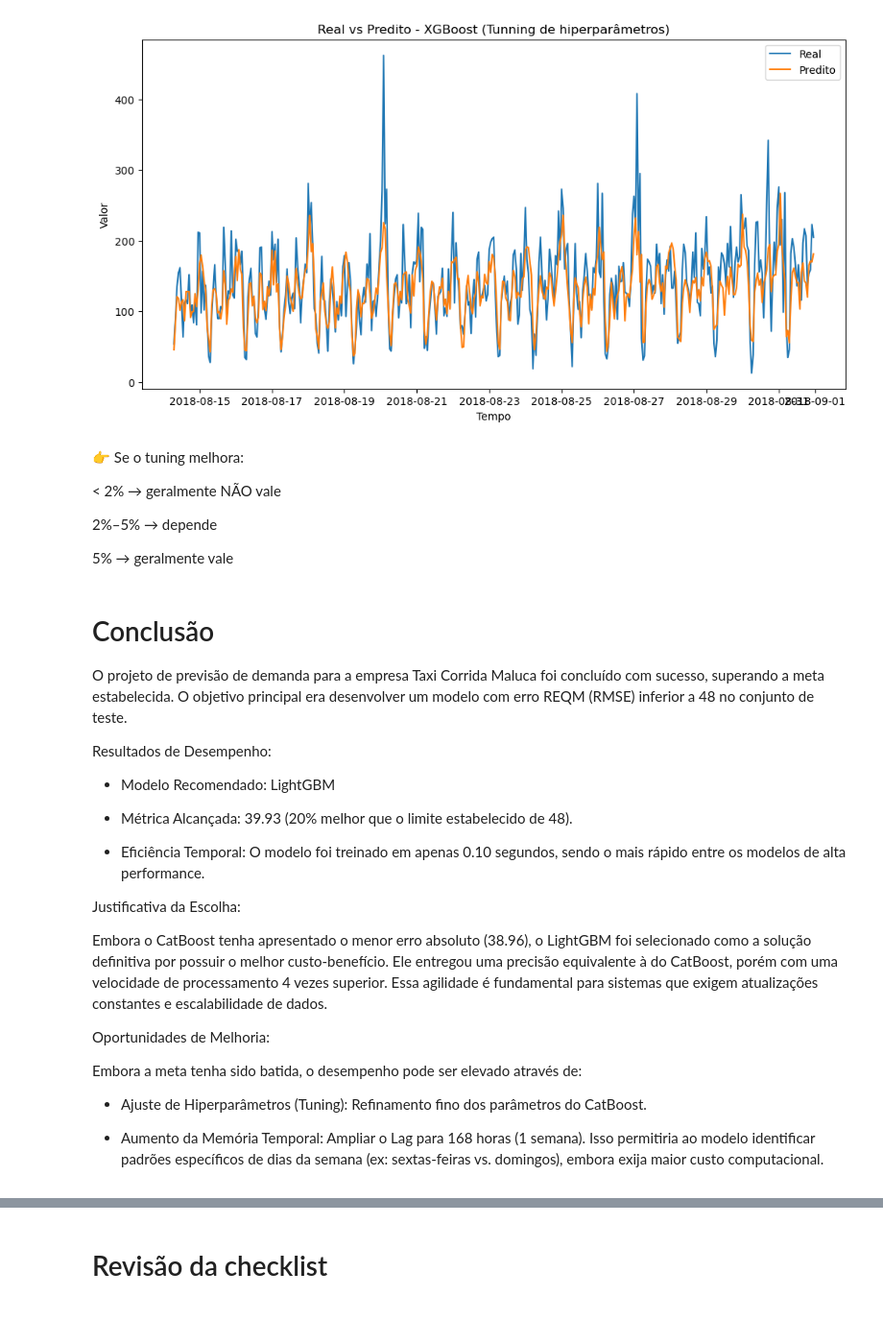
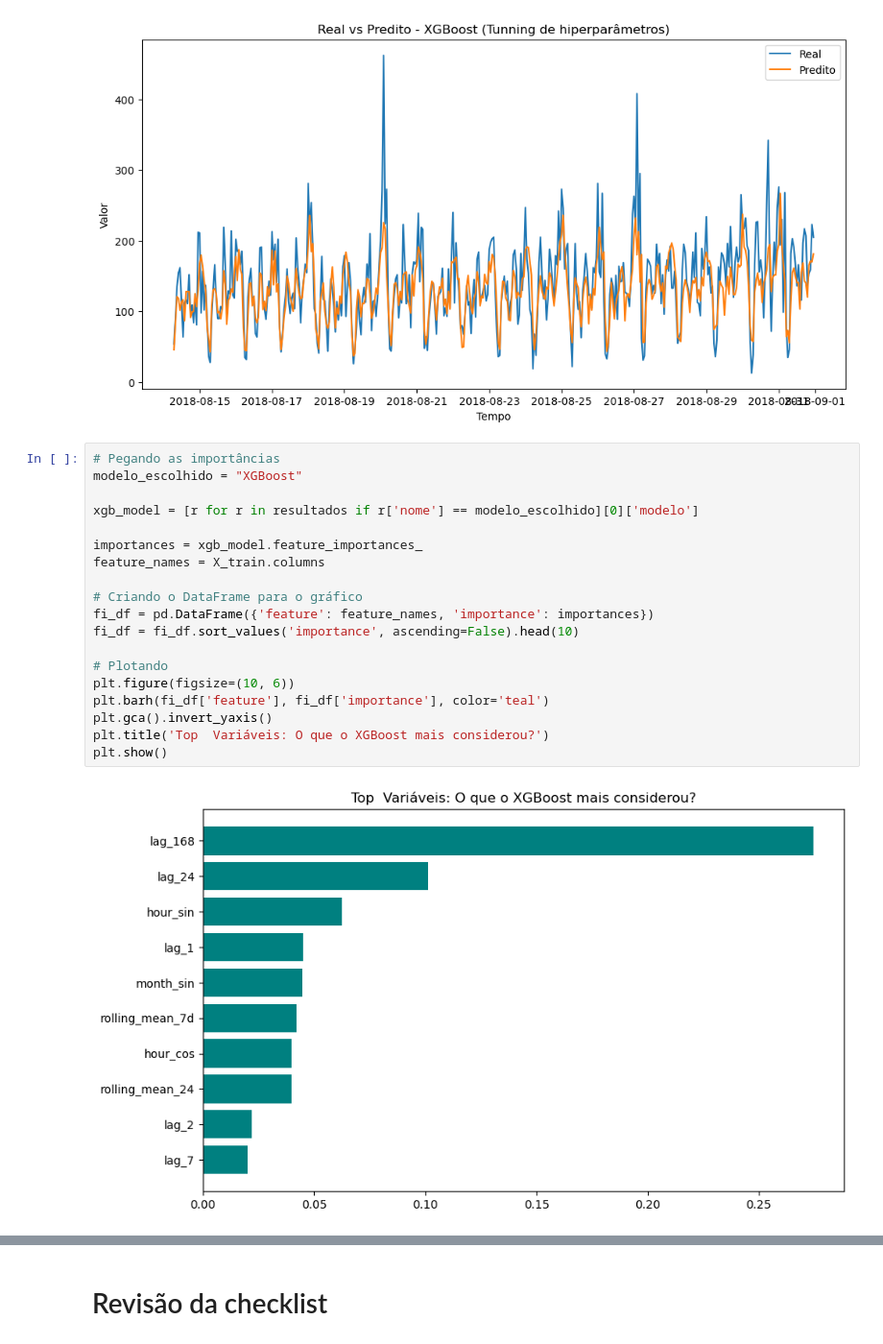
Before and after one commit to Angelaidt/Sprint-13-Empresa-de-Taxi, a Jupyter notebook: notebook_sprint_13.ipynb, the cells around one changed output, grey strips where cells are left out. Shown at 96% size. Drawn from its saved outputs; the diff is of its cells as text; blank space fills up the shorter version.

Commit message:
Projeto concluído

```diff
--- a/notebook_sprint_13.ipynb
+++ b/notebook_sprint_13.ipynb
@@ -423,35 +512,24 @@ plt.legend()
 plt.show()
 # %% [output]
 [figure]
-# %% [markdown]
-👉 Se o tuning melhora:
-
-< 2% → geralmente NÃO vale
-
-2%–5% → depende
-
-5% → geralmente vale
-# %% [markdown]
-# Conclusão
-
-O projeto de previsão de demanda para a empresa Taxi Corrida Maluca foi concluído com sucesso, superando a meta estabelecida. O objetivo principal era desenvolver um modelo com erro REQM (RMSE) inferior a 48 no conjunto de teste.
-
-Resultados de Desempenho:
-
-- Modelo Recomendado: LightGBM
-
-- Métrica Alcançada: 39.93 (20% melhor que o limite estabelecido de 48).
-
-- Eficiência Temporal: O modelo foi treinado em apenas 0.10 segundos, sendo o mais rápido entre os modelos de alta performance.
-
-Justificativa da Escolha:
-
-Embora o CatBoost tenha apresentado o menor erro absoluto (38.96), o LightGBM foi selecionado como a solução definitiva por possuir o melhor custo-benefício. Ele entregou uma precisão equivalente à do CatBoost, porém com uma velocidade de processamento 4 vezes superior. Essa agilidade é fundamental para sistemas que exigem atualizações constantes e escalabilidade de dados.
-
-Oportunidades de Melhoria:
-
-Embora a meta tenha sido batida, o desempenho pode ser elevado através de:
-
-- Ajuste de Hiperparâmetros (Tuning): Refinamento fino dos parâmetros do CatBoost.
-
-- Aumento da Memória Temporal: Ampliar o Lag para 168 horas (1 semana). Isso permitiria ao modelo identificar padrões específicos de dias da semana (ex: sextas-feiras vs. domingos), embora exija maior custo computacional.
+# %%
+# Pegando as importâncias
+modelo_escolhido = "XGBoost"
+
+xgb_model = [r for r in resultados if r['nome'] == modelo_escolhido][0]['modelo']
+
+importances = xgb_model.feature_importances_
+feature_names = X_train.columns
+
+# Criando o DataFrame para o gráfico
+fi_df = pd.DataFrame({'feature': feature_names, 'importance': importances})
+fi_df = fi_df.sort_values('importance', ascending=False).head(10)
+
+# Plotando
+plt.figure(figsize=(10, 6))
+plt.barh(fi_df['feature'], fi_df['importance'], color='teal')
+plt.gca().invert_yaxis()
+plt.title('Top  Variáveis: O que o XGBoost mais considerou?')
+plt.show()
+# %% [output]
+[figure, added]
```
Also changed, not shown: parts of 14 cells of this notebook.
